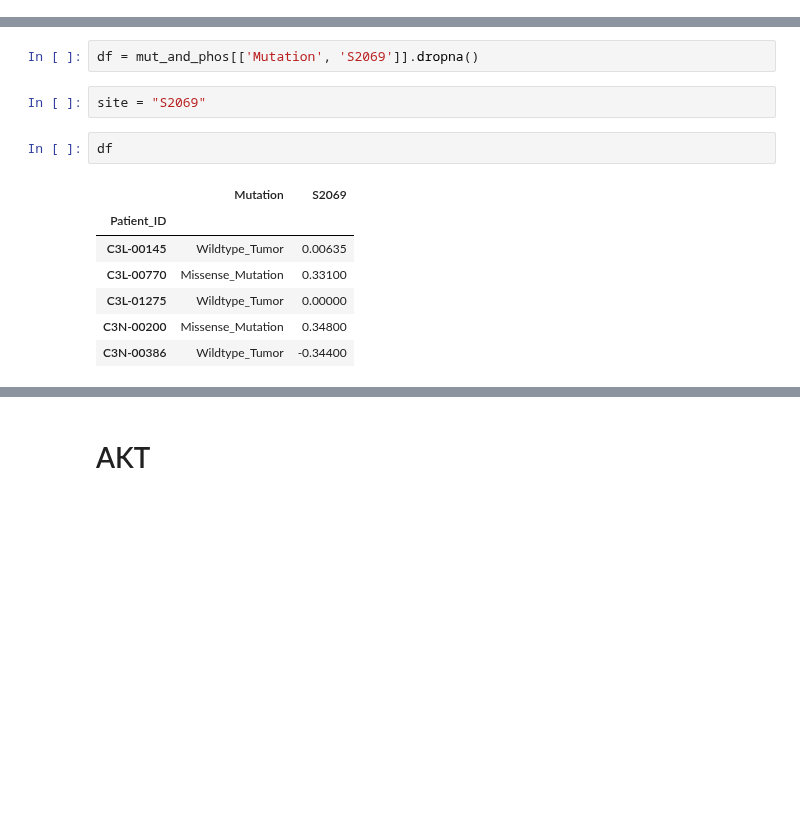
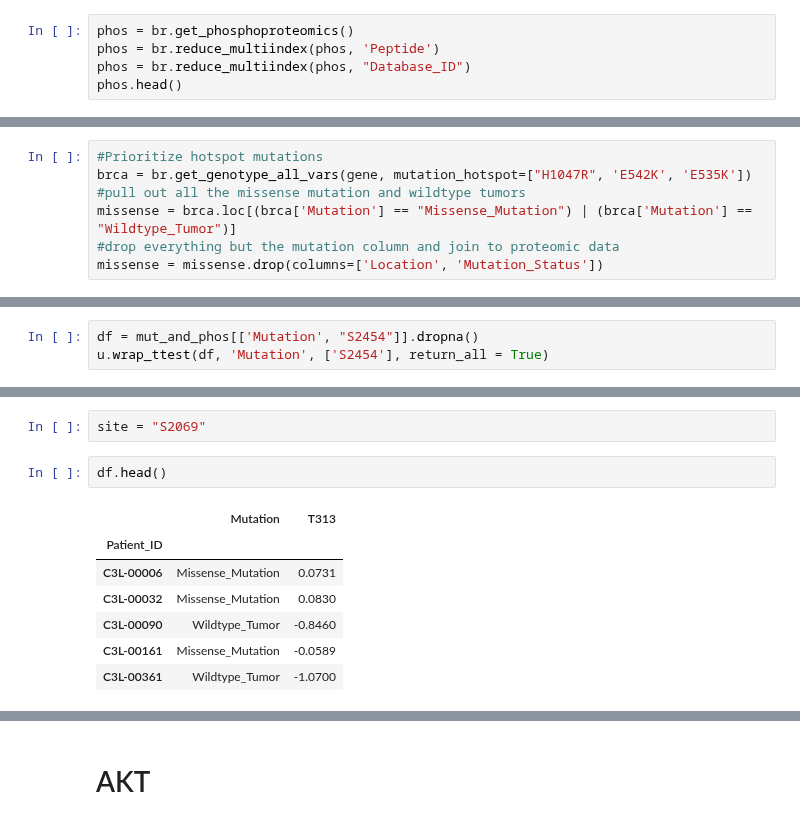
Before and after one commit to PayneLab/WhenMutationsDontMatter, a Jupyter notebook: PIK3CA/Cis and Tran effects Phosphoproteomics.ipynb, the cells around one changed output, grey strips where cells are left out. Cells and saved outputs as stored; diff of their text form; blank space fills up the shorter version.

```diff
--- a/PIK3CA/Cis and Tran effects Phosphoproteomics.ipynb
+++ b/PIK3CA/Cis and Tran effects Phosphoproteomics.ipynb
@@ -56,0 +97,5 @@ newdf.sort_values('P_Value')
+# %%
+phos = br.get_phosphoproteomics()
+phos = br.reduce_multiindex(phos, 'Peptide')
+phos = br.reduce_multiindex(phos, "Database_ID")
+phos.head()
@@ -56,0 +114,7 @@ newdf.sort_values('P_Value')
+# %%
+#Prioritize hotspot mutations
+brca = br.get_genotype_all_vars(gene, mutation_hotspot=["H1047R", 'E542K', 'E535K'])
+#pull out all the missense mutation and wildtype tumors
+missense = brca.loc[(brca['Mutation'] == "Missense_Mutation") | (brca['Mutation'] == "Wildtype_Tumor")]
+#drop everything but the mutation column and join to proteomic data
+missense = missense.drop(columns=['Location', 'Mutation_Status'])
@@ -106,3 +245,6 @@ Incorrectly Formatted Dataframe! Label column must have exactly 2 unique values.
 | 0 | T2474 | 0.826651 |
 | 0 | T1837 | NaN |
 | 0 | T1844 | NaN |
+# %%
+df = mut_and_phos[['Mutation', "S2454"]].dropna()
+u.wrap_ttest(df, 'Mutation', ['S2454'], return_all = True)
@@ -118,20 +296,18 @@ def format_pval_annotation(pval_symbol, x1, x2, line_start = .05, line_height=.0
              lw=1.5, color= '.3')
     plt.text((x1+x2)*.5, # half between x coord
              y+h, pval_symbol, horizontalalignment='center', verticalalignment='bottom', color = "black")
-# %%
-df = mut_and_phos[['Mutation', 'S2069']].dropna()
 # %%
 site = "S2069"
 # %%
-df
+df.head()
 # %% [output]
-|  | Mutation | S2069 |
+|  | Mutation | T313 |
 | Patient_ID |  |  |
-| C3L-00145 | Wildtype_Tumor | 0.00635 |
-| C3L-00770 | Missense_Mutation | 0.33100 |
-| C3L-01275 | Wildtype_Tumor | 0.00000 |
-| C3N-00200 | Missense_Mutation | 0.34800 |
-| C3N-00386 | Wildtype_Tumor | -0.34400 |
+| C3L-00006 | Missense_Mutation | 0.0731 |
+| C3L-00032 | Missense_Mutation | 0.0830 |
+| C3L-00090 | Wildtype_Tumor | -0.8460 |
+| C3L-00161 | Missense_Mutation | -0.0589 |
+| C3L-00361 | Wildtype_Tumor | -1.0700 |
 # %%
 plt.rcParams['figure.figsize']=(11.7,8.5) #size of plot
 sns.set(font_scale = 1.2)
```
Also changed, not shown: parts of 48 cells of this notebook, 6 other files.
